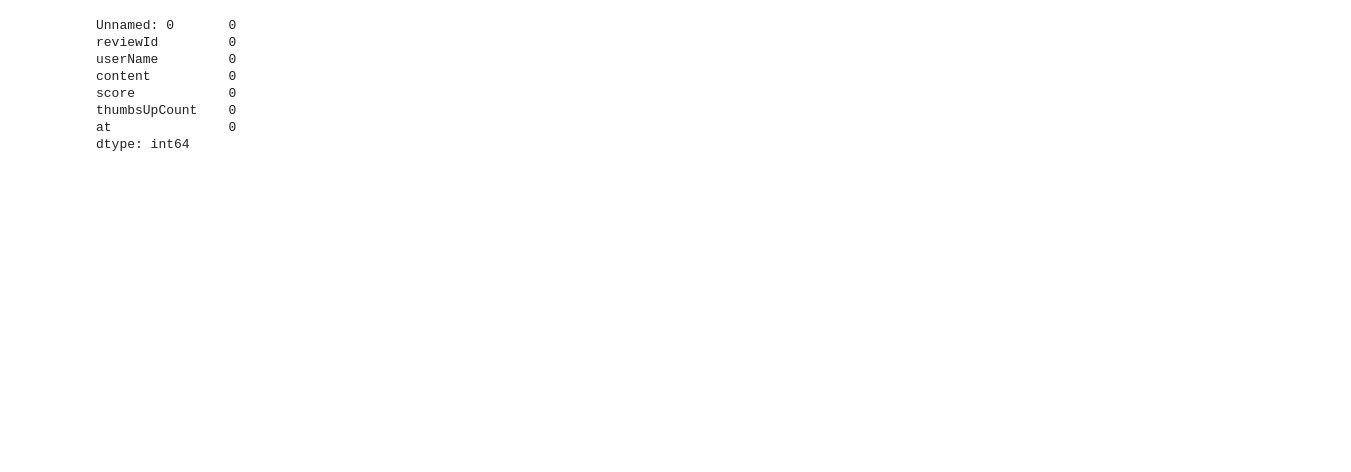
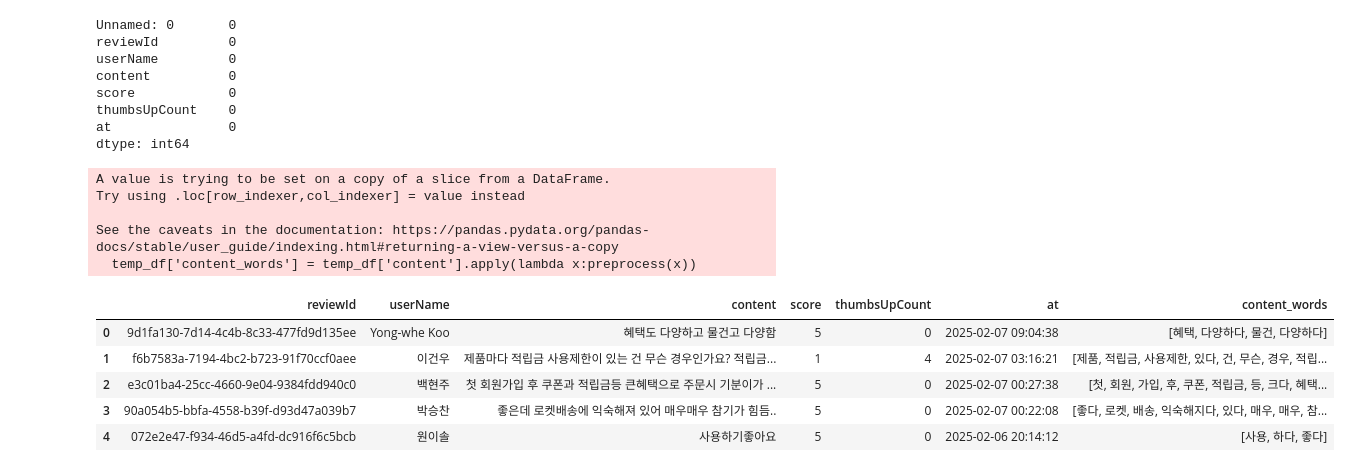
Before and after one commit to songi104/musinsa-review-anlysis, a Jupyter notebook: review-analysis.ipynb, the cells around one changed output. Cells and saved outputs as stored; diff of their text form; code cells hidden in the pictures; blank space fills up the shorter version.

```diff
--- a/review-analysis.ipynb
+++ b/review-analysis.ipynb
@@ -37,3 +42,24 @@ df = df.drop(['content_nouns', 'content_words'], axis=1)
+# %%
+# 10개정도 꺼내서 test
+okt = Okt()
+temp_df = df.iloc[:5]
+# temp_df = temp_df.drop(['at', 'reviewId'], axis=1)
+temp_content = df.iloc[0]['content']
+# print(okt.pos(temp_content, stem=True, norm=True))
+temp_df['content_words'] = temp_df['content'].apply(lambda x:preprocess(x))
+temp_df.head()
+# %% [output]
+A value is trying to be set on a copy of a slice from a DataFrame.
+Try using .loc[row_indexer,col_indexer] = value instead
+
+See the caveats in the documentation: https://pandas.pydata.org/pandas-docs/stable/user_guide/indexing.html#returning-a-view-versus-a-copy
+  temp_df['content_words'] = temp_df['content'].apply(lambda x:preprocess(x))
+|  | reviewId | userName | content | score | thumbsUpCount | at | content_words |
+| 0 | 9d1fa130-7d14-4c4b-8c33-477fd9d135ee | Yong-whe Koo | 혜택도 다양하고 물건고 다양함 | 5 | 0 | 2025-02-07 09:04:38 | [혜택, 다양하다, 물건, 다양하다] |
+| 1 | f6b7583a-7194-4bc2-b723-91f70ccf0aee | 이건우 | 제품마다 적립금 사용제한이 있는 건 무슨 경우인가요? 적립금... | 1 | 4 | 2025-02-07 03:16:21 | [제품, 적립금, 사용제한, 있다, 건, 무슨, 경우, 적립... |
+| 2 | e3c01ba4-25cc-4660-9e04-9384fdd940c0 | 백현주 | 첫 회원가입 후 쿠폰과 적립금등 큰혜택으로 주문시 기분이가 ... | 5 | 0 | 2025-02-07 00:27:38 | [첫, 회원, 가입, 후, 쿠폰, 적립금, 등, 크다, 혜택... |
+| 3 | 90a054b5-bbfa-4558-b39f-d93d47a039b7 | 박승찬 | 좋은데 로켓배송에 익숙해져 있어 매우매우 참기가 힘듬.. | 5 | 0 | 2025-02-07 00:22:08 | [좋다, 로켓, 배송, 익숙해지다, 있다, 매우, 매우, 참... |
+| 4 | 072e2e47-f934-46d5-a4fd-dc916f6c5bcb | 원이솔 | 사용하기좋아요 | 5 | 0 | 2025-02-06 20:14:12 | [사용, 하다, 좋다] |
 # %%
 # from konlpy.tag import Okt
 okt = Okt()
```
Also changed, not shown: parts of 8 cells of this notebook, 1 other file.
